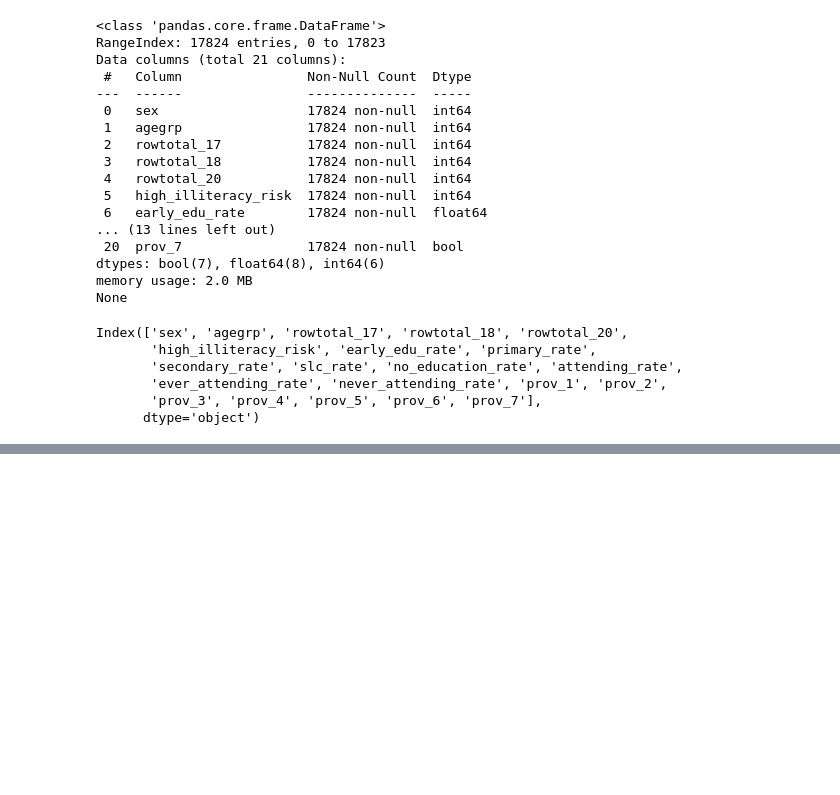
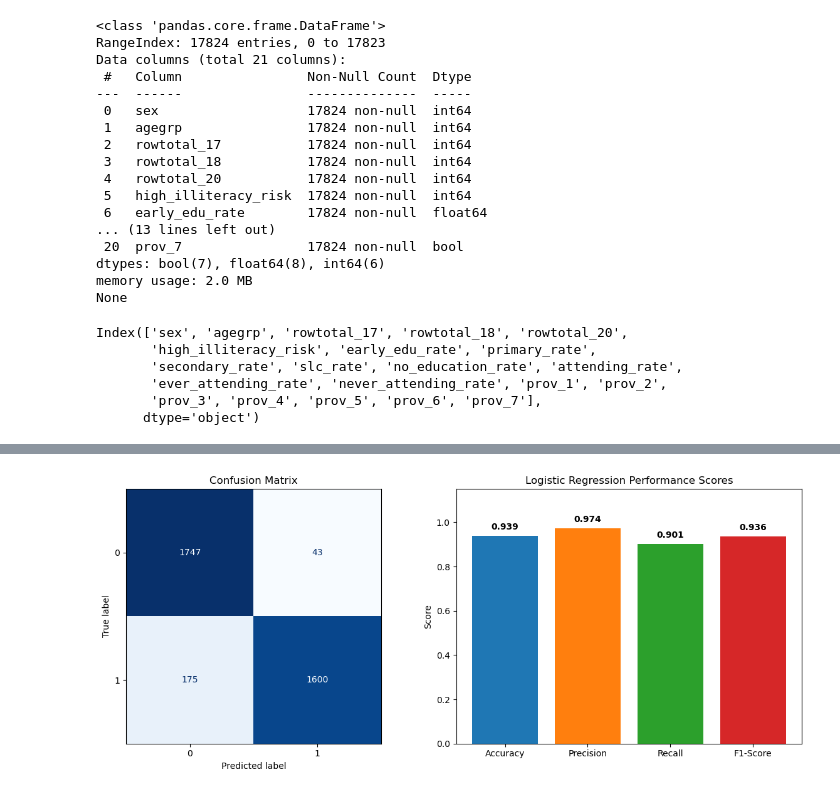
Before and after one commit to Prajit208/CSC61304-Group11-ML, a Jupyter notebook: notebooks/Logistic Regression.ipynb, the cells around one changed output, grey strips where cells are left out. Cells and saved outputs as stored; diff of their text form; code cells hidden in the pictures; blank space fills up the shorter version.

```diff
--- a/notebooks/Logistic Regression.ipynb
+++ b/notebooks/Logistic Regression.ipynb
@@ -79,0 +83,4 @@ LogisticRegression(max_iter=1000)
+# %%
+# Train model
+model = LogisticRegression(max_iter=1000, random_state=42)
+model.fit(X_train_scaled, y_train)
@@ -80,2 +89,2 @@ LogisticRegression(max_iter=1000)
 # %%
-y_pred = model.predict(X_test)
+y_pred = model.predict(X_test_scaled)
@@ -103,0 +91,14 @@ Prediction: [1]
+# %%
+acc = accuracy_score(y_test, y_pred)
+prec = precision_score(y_test, y_pred)
+rec = recall_score(y_test, y_pred)
+f1 = f1_score(y_test, y_pred)
+cm = confusion_matrix(y_test, y_pred)
+
+# Print results
+print(f"Accuracy:  {acc:.4f}")
+print(f"Precision: {prec:.4f}")
+print(f"Recall:    {rec:.4f}")
+print(f"F1-Score:  {f1:.4f}\n")
+print("Confusion Matrix:\n", cm)
+print("\nClassification Report:\n", classification_report(y_test, y_pred))
@@ -103,0 +124,36 @@ Prediction: [1]
+# %%
+
+fig, axes = plt.subplots(1, 2, figsize=(12, 5))
+
+# 1. Confusion Matrix Plot
+disp = ConfusionMatrixDisplay(confusion_matrix=cm)
+disp.plot(cmap="Blues", ax=axes[0], colorbar=False)
+axes[0].set_title("Confusion Matrix")
+
+# 2. Performance Metrics Bar Chart
+metrics_names = ["Accuracy", "Precision", "Recall", "F1-Score"]
+metrics_values = [acc, prec, rec, f1]
+bars = axes[1].bar(
+    metrics_names, metrics_values, color=["#1f77b4", "#ff7f0e", "#2ca02c", "#d62728"]
+)
+
+axes[1].set_ylim(0, 1.15)
+axes[1].set_ylabel("Score")
+axes[1].set_title("Logistic Regression Performance Scores")
+
+# Add exact numeric values above each bar
+for bar, val in zip(bars, metrics_values):
+    axes[1].text(
+        bar.get_x() + bar.get_width() / 2,
+        bar.get_height() + 0.02,
+        f"{val:.3f}",
+        ha="center",
+        va="bottom",
+        fontsize=10,
+        fontweight="bold",
+    )
+
+plt.tight_layout()
+plt.show()
+# %% [output]
+[figure, added]
```
Also changed, not shown: parts of 10 cells of this notebook.
